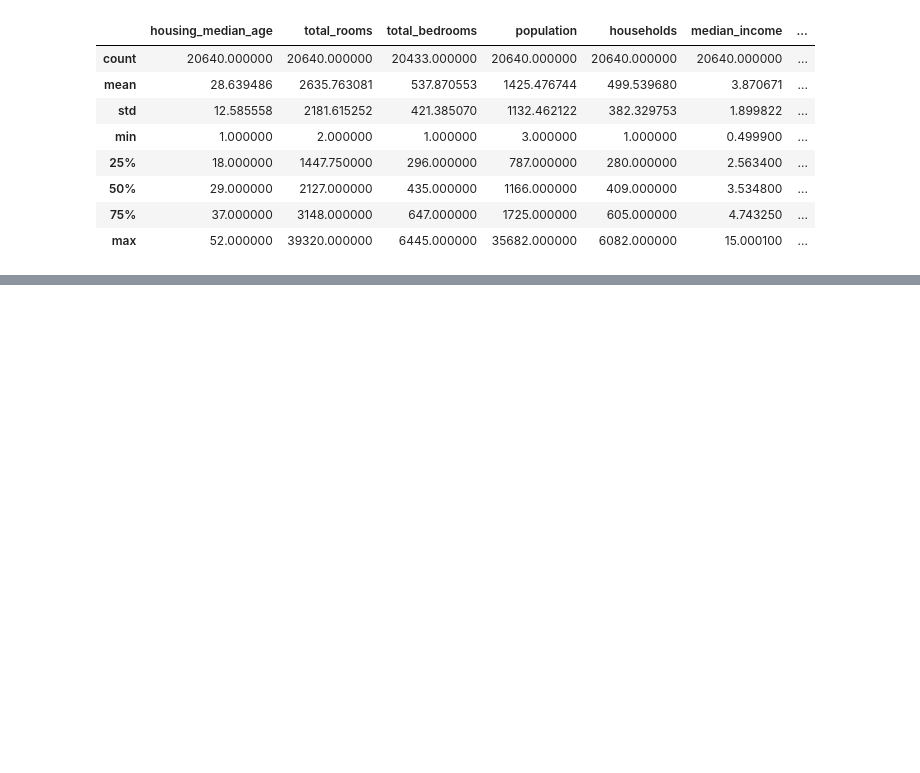
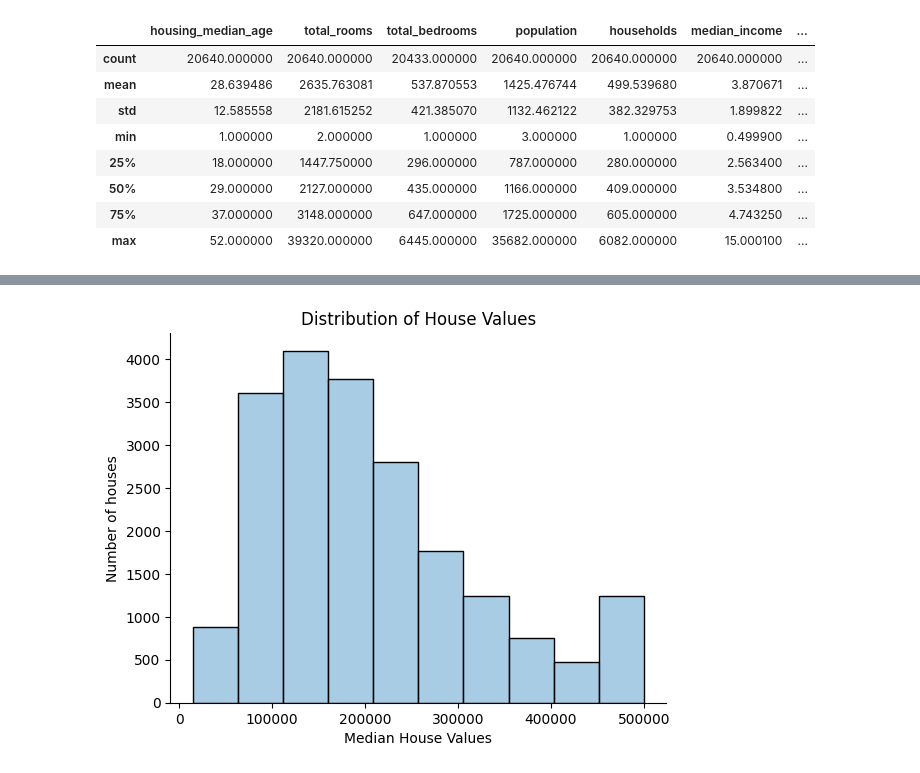
Before and after one commit to akhilvarshney9/EDA-Project, a Jupyter notebook: eda_project.ipynb, the cells around one changed output, grey strips where cells are left out. Cells and saved outputs as stored; diff of their text form; code cells hidden in the pictures; blank space fills up the shorter version.

```diff
--- a/eda_project.ipynb
+++ b/eda_project.ipynb
@@ -71,0 +82,14 @@ df[['housing_median_age','total_rooms','total_bedrooms','population','households
+# %%
+#imputing missing values in total bedrooms with median
+
+df['total_bedrooms'] = df['total_bedrooms'].fillna(df['total_bedrooms'].median())
+# %%
+#how are house value distributed
+sns.histplot(data = df, x = 'median_house_value', binwidth = 50000)
+plt.title('Distribution of House Values')
+plt.xlabel('Median House Values')
+plt.ylabel('Number of houses')
+plt.gca().spines[['top','right']].set_visible(False)
+plt.show()
+# %% [output]
+[figure, added]
```
Also changed, not shown: parts of 2 cells of this notebook.
